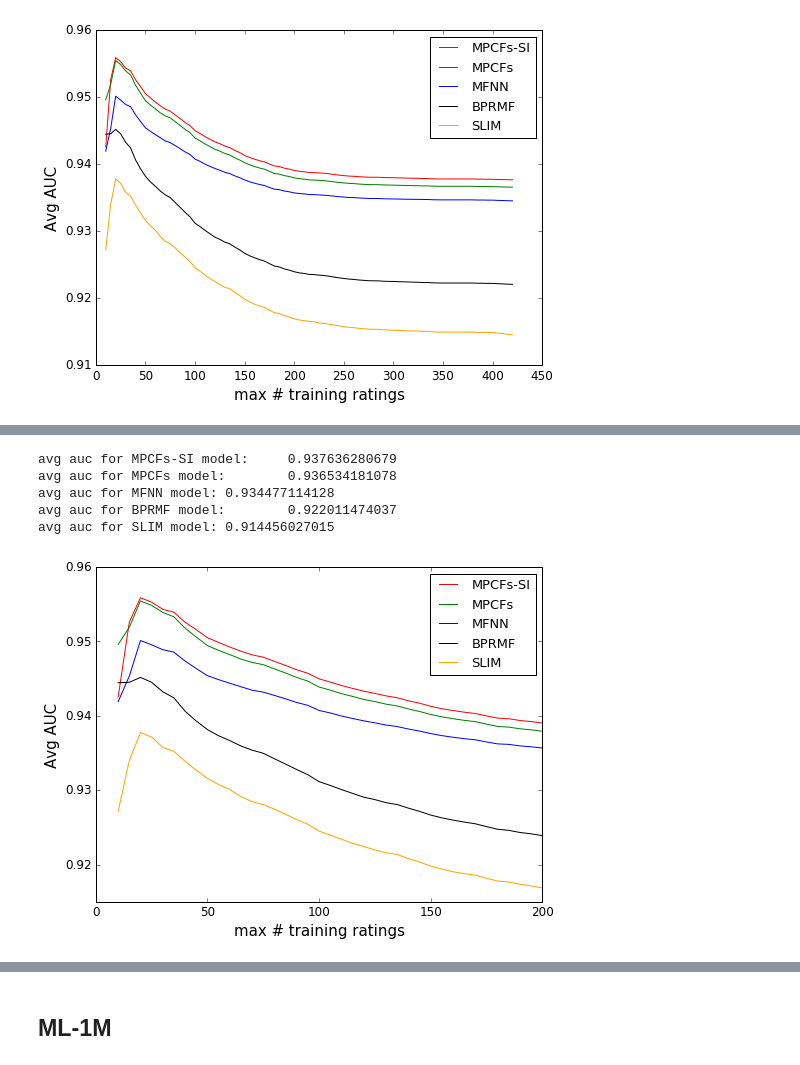
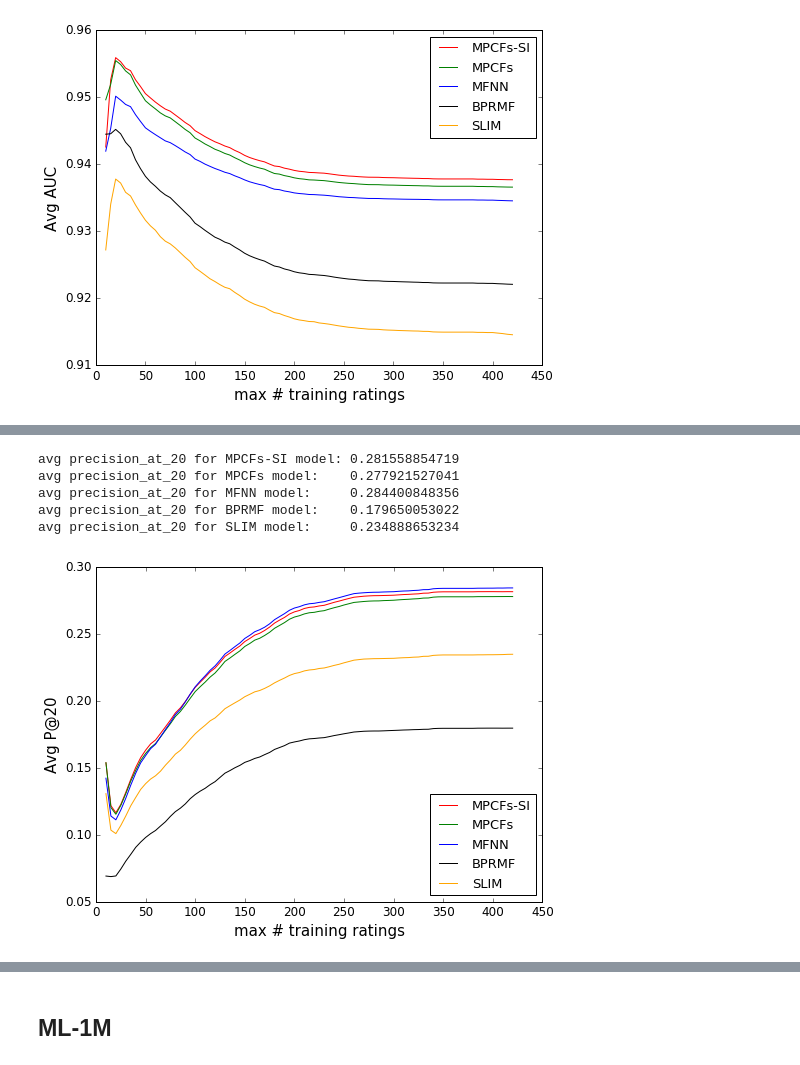
Before and after one commit to marcuniq/bsc-thesis, a Jupyter notebook: code/ipynb/figures for thesis.ipynb, the cells around one changed output, grey strips where cells are left out. Drawn from its saved outputs; the diff is of its cells as text; code cells hidden in the pictures.

```diff
--- a/code/ipynb/figures for thesis.ipynb
+++ b/code/ipynb/figures for thesis.ipynb
@@ -46,7 +46,7 @@ def plot_user_cohort_distribution(df_train, step=5):
     fig = plt.figure(figsize=(15,10))
     ax = plt.gca()
     ax.set_ylabel('percent of users')
-    ax.set_xlabel('users that have x or less training ratings')
+    ax.set_xlabel('max # training ratings')
     x_axis = [(i+1) * step for i in xrange(len(cumulative_users))]
     ax.plot(x_axis,cumulative_users, 'b')
 
@@ -111,7 +111,9 @@ def plot_metric(model_metrics, metric_name, step=5, cumulative=False, mlabel='',
     #assert len(model1_metric_per_cohort) == len(model2_metric_per_cohort)
 
     ax.plot(x_axis, model_metric_per_cohort, color, label=mlabel)
-    ax.legend(loc=loc, fontsize=13)
+
+    if loc:
+        ax.legend(loc=loc, fontsize=13)
 
     print "avg {} for {} model:\t".format(metric_name, mlabel), model_metrics[metric_name].mean()
 
@@ -165,7 +203,19 @@ cv_paths = [
 for cv in cv_paths:
     metrics = metrics.append(pd.read_csv(cv))
 
-bprmf_metrics = metrics #metrics.groupby('user_id').mean()
+bprmf_metrics = metrics
+
+metrics = pd.read_csv('../metrics/bprmf/2016-05-27_16.15.55_bprmf_ml-100k_e20_tt-0.7_task-20_movie-metrics.csv')
+cv_paths = [
+'../metrics/bprmf/2016-06-22_14.36.02_bprmf_ml-100k_e20_tt-0.7_train-2_task-0_movie-metrics.csv',
+'../metrics/bprmf/2016-06-22_14.36.46_bprmf_ml-100k_e20_tt-0.7_train-3_task-0_movie-metrics.csv',
+'../metrics/bprmf/2016-06-22_14.37.19_bprmf_ml-100k_e20_tt-0.7_train-4_task-0_movie-metrics.csv',
+'../metrics/bprmf/2016-06-22_14.38.46_bprmf_ml-100k_e20_tt-0.7_train-5_task-0_movie-metrics.csv',
+]
+for cv in cv_paths:
+    metrics = metrics.append(pd.read_csv(cv))
+
+bprmf_movie_metrics = metrics
 # %%
 metrics = pd.read_csv('../metrics/slim/2016-05-31_15.17.43_slim_ml-100k_e5_tt-0.7_task-16_user-metrics.csv')
 cv_paths = [
@@ -196,17 +295,21 @@ avg auc for SLIM model: 0.914456027015
 # %%
 step=5
-nb_cohorts = 40
-cum = True
-fig = plot_metric(mpcf_si_metrics, 'auc', step=step,cumulative=cum, mlabel='MPCFs-SI', xlabel='max # training ratings', ylabel='Avg AUC', nb_cohorts=nb_cohorts)
-fig = plot_metric(mpcf_metrics, 'auc', step=step,cumulative=cum, mlabel='MPCFs', fig=fig, color='g', nb_cohorts=nb_cohorts)
-fig = plot_metric(mfnn_metrics, 'auc', step=step,cumulative=cum, mlabel='MFNN', fig=fig, color='b', nb_cohorts=nb_cohorts)
-fig = plot_metric(bprmf_metrics, 'auc', step=step,cumulative=cum, mlabel='BPRMF', fig=fig, color='black', nb_cohorts=nb_cohorts)
-fig = plot_metric(slim_metrics, 'auc', step=step,cumulative=cum, mlabel='SLIM', fig=fig, color='orange', nb_cohorts=nb_cohorts)
-#plt.savefig('../../thesis/section-chapter2/figures/ml-100k_comparison_zoom.pdf')
+loc='lower right'
+cum=True
+fig = plot_metric(mpcf_si_metrics, 'precision_at_20', step=step,cumulative=cum,
+                  mlabel='MPCFs-SI',
+                  xlabel='max # training ratings',
+                  ylabel='Avg P@20', loc=loc)
+fig = plot_metric(mpcf_metrics, 'precision_at_20', step=step,cumulative=cum, mlabel='MPCFs', fig=fig, color='g', loc=loc)
+fig = plot_metric(mfnn_metrics, 'precision_at_20', step=step,cumulative=cum, mlabel='MFNN', fig=fig, color='b', loc=loc)
+fig = plot_metric(bprmf_metrics, 'precision_at_20', step=step,cumulative=cum, mlabel='BPRMF', fig=fig, color='black', loc=loc)
+fig = plot_metric(slim_metrics, 'precision_at_20', step=step,cumulative=cum, mlabel='SLIM', fig=fig, color='orange', loc=loc)
+p20_fig = fig
+plt.savefig('../../thesis/section-chapter2/figures/ml-100k_comparison_p20.pdf')
 # %% [output]
-avg auc for MPCFs-SI model:     0.937636280679
-avg auc for MPCFs model:        0.936534181078
-avg auc for MFNN model: 0.934477114128
-avg auc for BPRMF model:        0.922011474037
-avg auc for SLIM model: 0.914456027015
+avg precision_at_20 for MPCFs-SI model: 0.281558854719
+avg precision_at_20 for MPCFs model:    0.277921527041
+avg precision_at_20 for MFNN model:     0.284400848356
+avg precision_at_20 for BPRMF model:    0.179650053022
+avg precision_at_20 for SLIM model:     0.234888653234
-[figure, old version]
+[figure, new version]
```
Also changed, not shown: parts of 31 cells of this notebook, 33 other files.
